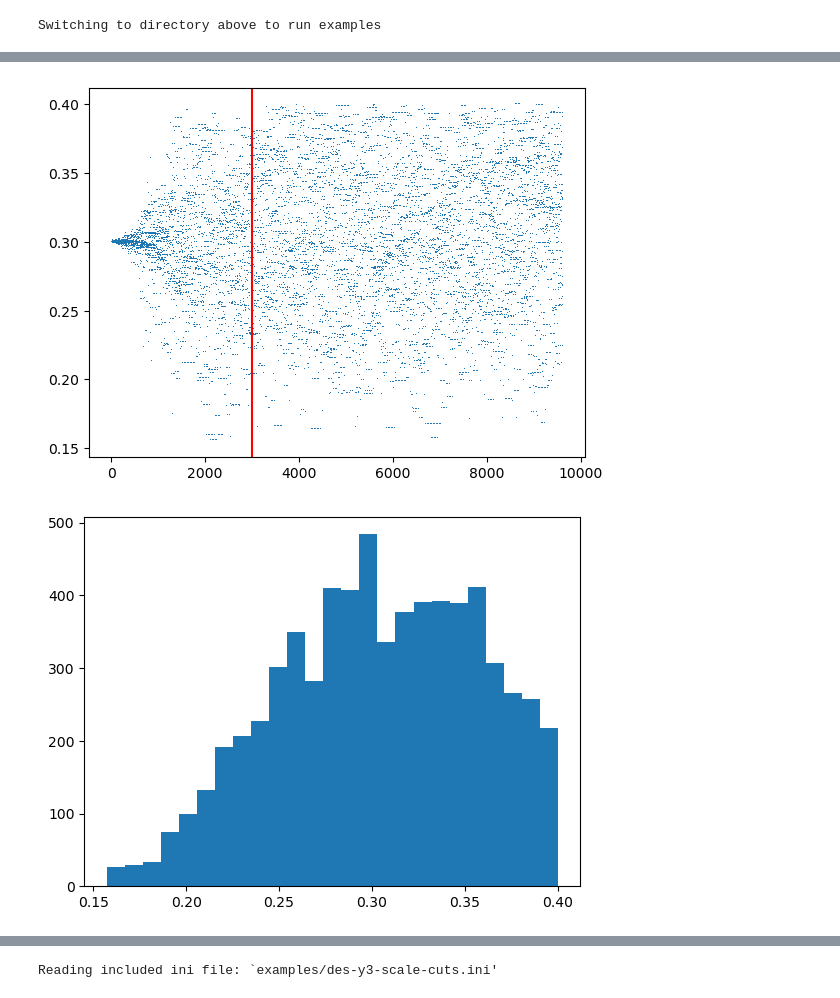
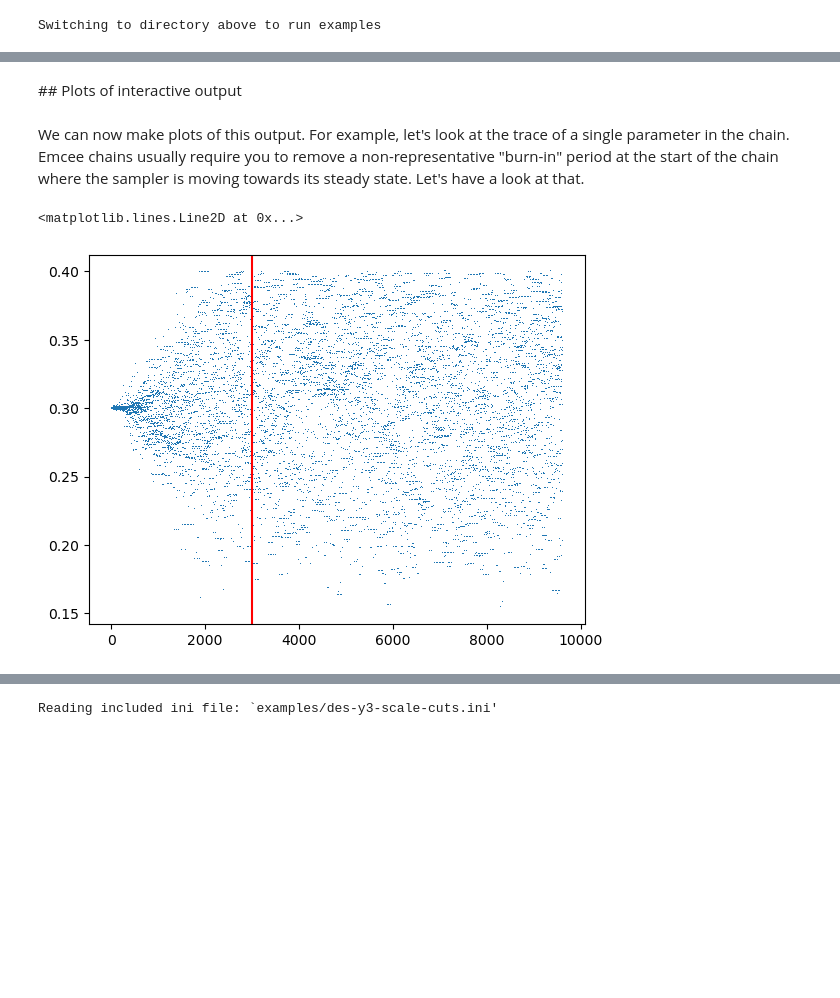
Before and after one commit to joezuntz/cosmosis-standard-library, a Jupyter notebook: examples/example.ipynb, the cells around one changed output, grey strips where cells are left out. Drawn from its saved outputs; the diff is of its cells as text; code cells hidden in the pictures; blank space fills up the shorter version.

```diff
--- a/examples/example.ipynb
+++ b/examples/example.ipynb
@@ -71,7 +75,7 @@ By default CosmoSIS saves output to a file, but you can get the output directly
 
 Note that in this form the chain can't resume from an existing run, so for larger or slower runs it's wiser to save to file.
 # %%
-status, output = cosmosis.run_cosmosis("examples/pantheon.ini", output="astropy")
+status, chain = cosmosis.run_cosmosis("examples/pantheon.ini", output="astropy")
 # %% [output]
 Deprecated: The [pipeline] quiet option is deprecated.  Set [runtime] verbosity instead.
 Setup all pipeline modules
@@ -116,14 +136,13 @@ Now we can plot some results directly from this table:
+# %% [markdown]
+## Plots of interactive output
+# %% [markdown]
+We can now make plots of this output.  For example, let's look at the trace of a single parameter in the chain.  Emcee chains usually require you to remove a non-representative "burn-in" period at the start of the chain where the sampler is moving towards its steady state. Let's have a look at that.
 # %%
-plt.plot(output["cosmological_parameters--omega_m"], ',')
+plt.plot(chain["cosmological_parameters--omega_m"], ',')
 
 # The plot will show the chain is not burnt in until about 3000 samples
 burn = 3000
 plt.axvline(burn, color='r')
-chain = output[burn:]
-
-# A histogram shows us posterior constraints
-plt.figure()
-plt.hist(chain['cosmological_parameters--omega_m'], bins=25);
 # %% [output]
+<matplotlib.lines.Line2D at 0x...>
-[figure, old version]
+[figure, new version]
-[figure, removed]
```
Also changed, not shown: parts of 78 cells of this notebook.
